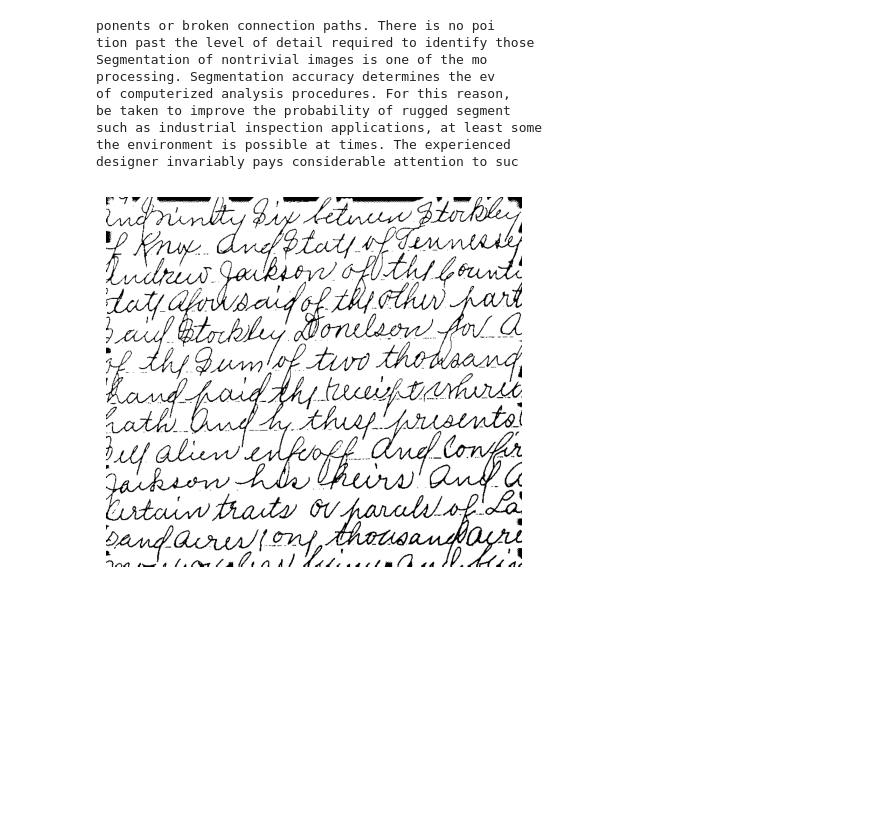
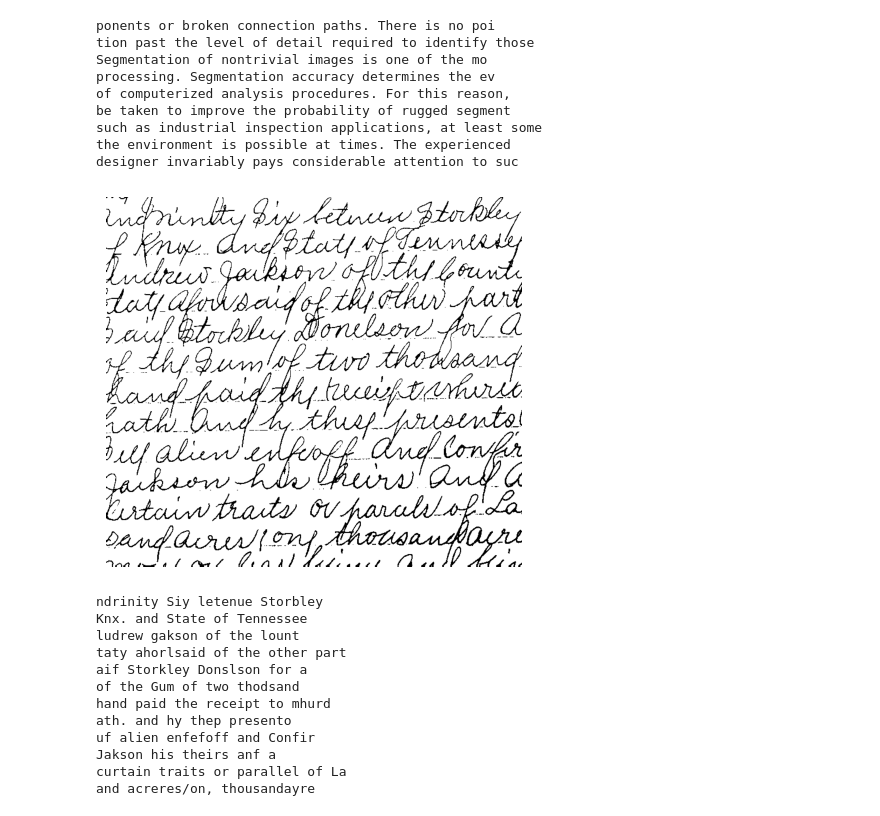
Before and after one commit to Vincent-Lien/NYCU_DIP_2024, a Jupyter notebook: HW9-1/HW9-1_code.ipynb, the cells around one changed output. Cells and saved outputs as stored; diff of their text form; code cells hidden in the pictures; blank space fills up the shorter version.

Commit message:
add: add Florence-2 model to do the cursive handwriting OCR

```diff
--- a/HW9-1/HW9-1_code.ipynb
+++ b/HW9-1/HW9-1_code.ipynb
@@ -98,6 +98,7 @@ def local_thresholding(img, window_size=20, c=0.5):
     return thresholded_img
 
 def moving_threshold(f, n, k):
+    f = f.copy()
     assert n >= 1, "n must be greater than or equal to 1"
     assert 0 < k < 1, "k must be between 0 and 1"
 
@@ -116,0 +120,36 @@ def moving_threshold(f, n, k):
+# %%
+from transformers import AutoProcessor, AutoModelForCausalLM
+from PIL import Image
+import torch
+
+model_id = 'microsoft/Florence-2-large'
+model = AutoModelForCausalLM.from_pretrained(model_id, trust_remote_code=True, torch_dtype='auto').eval().cuda()
+processor = AutoProcessor.from_pretrained(model_id, trust_remote_code=True)
+
+def run_example(image, task_prompt, text_input=None):
+    if text_input is None:
+        prompt = task_prompt
+    else:
+        prompt = task_prompt + text_input
+    inputs = processor(text=prompt, images=image, return_tensors="pt").to('cuda', torch.float16)
+    generated_ids = model.generate(
+      input_ids=inputs["input_ids"].cuda(),
+      pixel_values=inputs["pixel_values"].cuda(),
+      max_new_tokens=1024,
+      early_stopping=False,
+      do_sample=False,
+      num_beams=3,
+    )
+    generated_text = processor.batch_decode(generated_ids, skip_special_tokens=False)[0]
+    parsed_answer = processor.post_process_generation(
+        generated_text,
+        task=task_prompt,
+        image_size=(image.width, image.height)
+    )
+
+    return parsed_answer
+
+def florence_ocr(cv2_img):
+    image = Image.fromarray(cv2.cvtColor(cv2_img, cv2.COLOR_BGR2RGB))
+    results = run_example(image, task_prompt='<OCR>')
+    return results['<OCR>']
@@ -134,15 +178,27 @@ such as industrial inspection applications, at least some
 the environment is possible at times. The experienced
 designer invariably pays considerable attention to suc
 # %%
-clear_img2 = local_thresholding(img2)
+clear_img2 = moving_threshold(img2, 10, 0.5)
 plt.imshow(clear_img2, cmap='gray')
 plt.axis('off')
 plt.show()
 
-text2 = ocr(clear_img2)
+text2 = florence_ocr(clear_img2)
 print(text2)
 # %% [output]
-[figure, old version]
+[figure, new version]
+ndrinity Siy letenue Storbley
+Knx. and State of Tennessee
+ludrew gakson of the lount
+taty ahorlsaid of the other part
+aif Storkley Donslson for a
+of the Gum of two thodsand
+hand paid the receipt to mhurd
+ath. and hy thep presento
+uf alien enfefoff and Confir
+Jakson his theirs anf a
+curtain traits or parallel of La
+and acreres/on, thousandayre
 # %%
 dilated_img3 = dilate_image(img3)
 plt.imshow(dilated_img3, cmap='gray')
```
Also changed, not shown: parts of 4 cells of this notebook.
